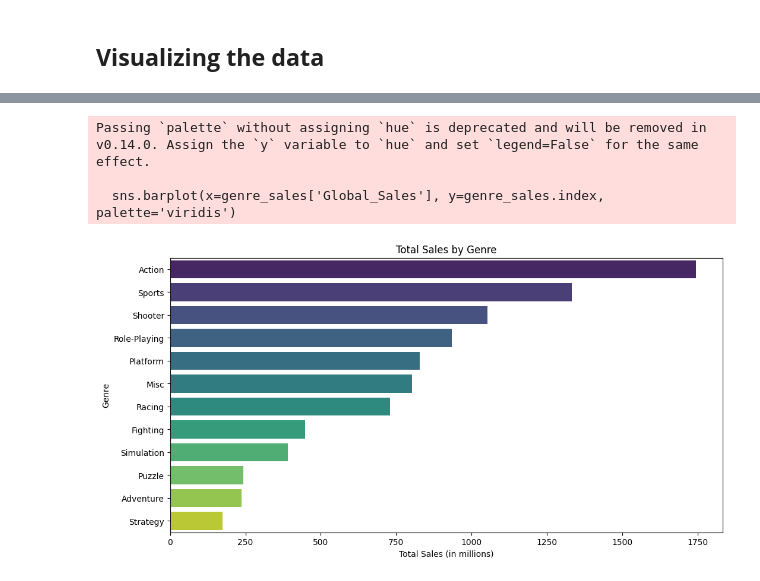
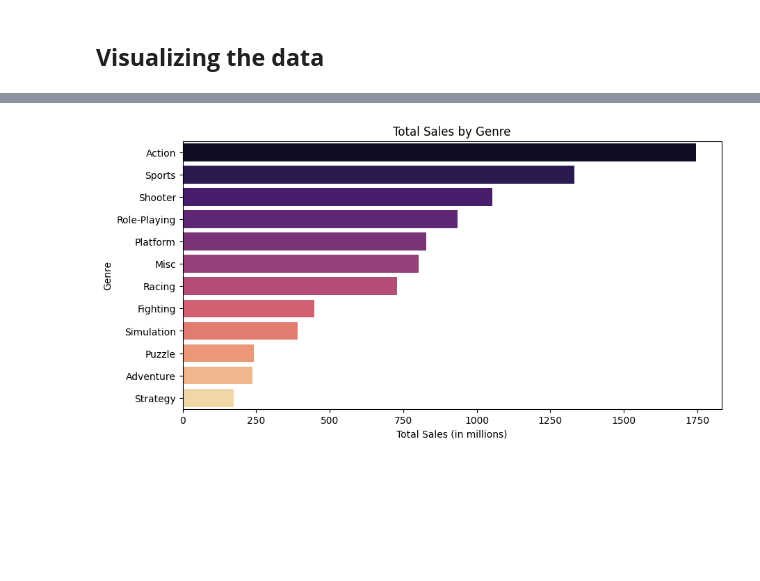
Before and after one commit to arifnayan2861/DA, a Jupyter notebook: EDA_on_Video_game_sales_Dataset.ipynb, the cells around one changed output, grey strips where cells are left out. Saved outputs shown, nothing was run; the diff lists cells and outputs as text; code cells hidden in the pictures; blank space fills up the shorter version.

```diff
--- a/EDA_on_Video_game_sales_Dataset.ipynb
+++ b/EDA_on_Video_game_sales_Dataset.ipynb
@@ -149,3 +149,7 @@ df.head()
 | 2 | Mario Kart Wii | Wii | 2008 | Racing | Nintendo | 15.68 | 12.76 | 3.79 | 3.29 | ... |
 | 3 | Wii Sports Resort | Wii | 2009 | Sports | Nintendo | 15.61 | 10.93 | 3.28 | 2.95 | ... |
 | 4 | Pokemon Red/Pokemon Blue | GB | 1996 | Role-Playing | Nintendo | 11.27 | 8.89 | 10.22 | 1.00 | ... |
+# %%
+# for better calculation
+df['Critic_Score'] = df['Critic_Score'] / 10
+df.head()
@@ -193,13 +223,12 @@ plt.show()
 # %%
 genre_sales = df[['Genre', 'Global_Sales']].groupby('Genre').sum().sort_values(by='Global_Sales', ascending=False)
-plt.figure(figsize=(12, 6))
-sns.barplot(x=genre_sales['Global_Sales'], y=genre_sales.index, palette='viridis')
+
+plt.figure(figsize=(10, 5))
+
+sns.barplot(x=genre_sales['Global_Sales'], y=genre_sales.index, hue=genre_sales.index, palette="magma")
 plt.title("Total Sales by Genre")
 plt.xlabel("Total Sales (in millions)")
 plt.ylabel("Genre")
 plt.show()
 # %% [output]
-Passing `palette` without assigning `hue` is deprecated and will be removed in v0.14.0. Assign the `y` variable to `hue` and set `legend=False` for the same effect.
-
-  sns.barplot(x=genre_sales['Global_Sales'], y=genre_sales.index, palette='viridis')
-[figure, old version]
+[figure, new version]
```
Also changed, not shown: parts of 9 cells of this notebook.
